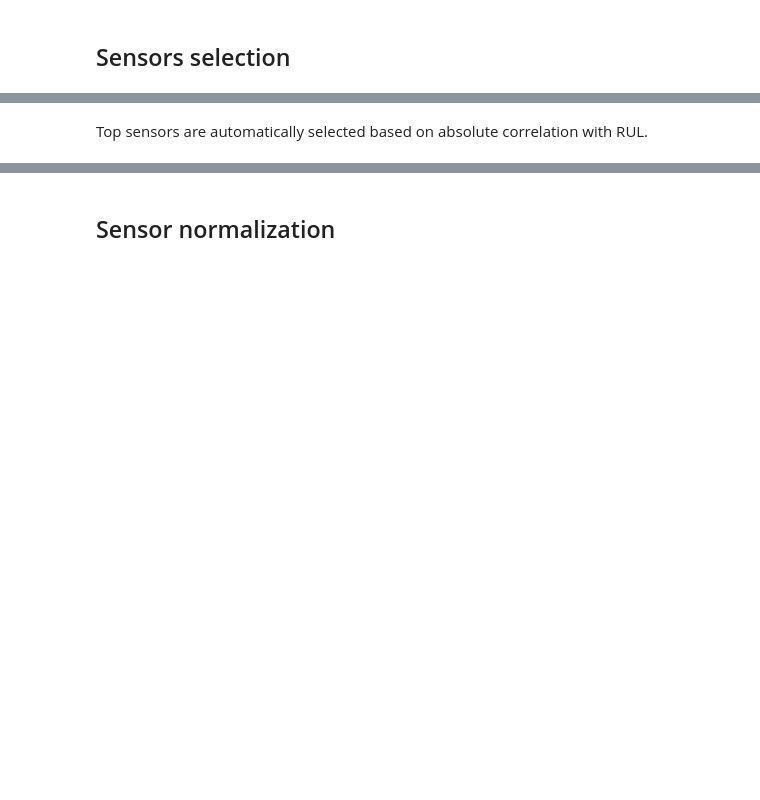
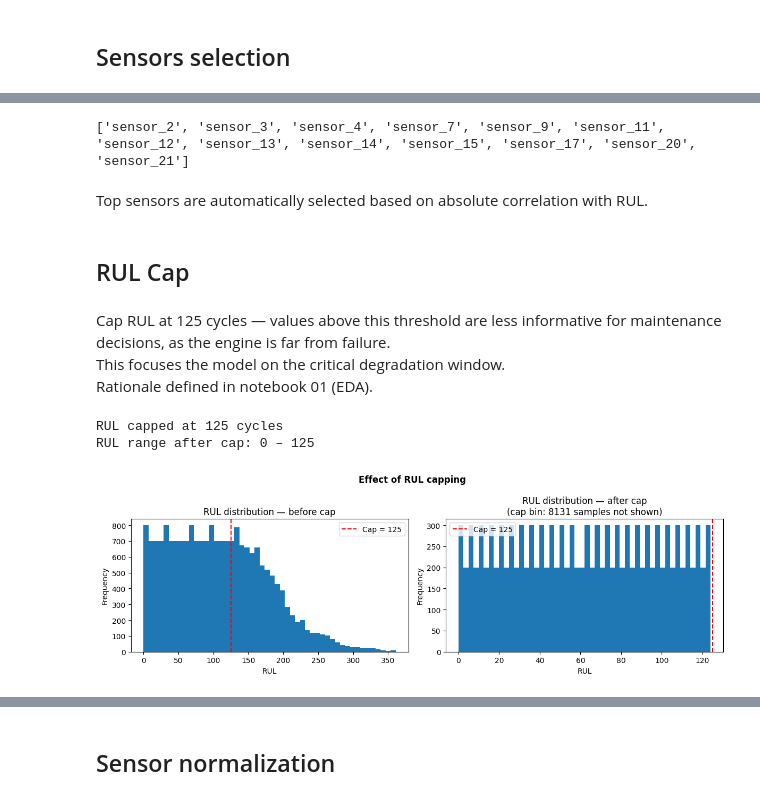
Before and after one commit to RCutrino/cmapss_project, a Jupyter notebook: notebook/02_preprocessing_feature_engineering.ipynb, the cells around one changed output, grey strips where cells are left out. Drawn from its saved outputs; the diff is of its cells as text; code cells hidden in the pictures; blank space fills up the shorter version.

```diff
--- a/notebook/02_preprocessing_feature_engineering.ipynb
+++ b/notebook/02_preprocessing_feature_engineering.ipynb
@@ -68,2 +54,52 @@ selected_sensors
+# %%
+selected_sensors = joblib.load('../outputs/selected_sensors.pkl')
+print(selected_sensors)
+# %% [output]
+['sensor_2', 'sensor_3', 'sensor_4', 'sensor_7', 'sensor_9', 'sensor_11', 'sensor_12', 'sensor_13', 'sensor_14', 'sensor_15', 'sensor_17', 'sensor_20', 'sensor_21']
+# %%
+sensor_cols_to_remove = [col for col in df.columns if "sensor" in col and col not in selected_sensors]
+df = df.drop(columns=sensor_cols_to_remove)
 # %% [markdown]
 Top sensors are automatically selected based on absolute correlation with RUL.
+# %% [markdown]
+## RUL Cap
+# %% [markdown]
+Cap RUL at 125 cycles — values above this threshold are less informative for maintenance decisions, as the engine is far from failure.
+This focuses the model on the critical degradation window.
+Rationale defined in notebook 01 (EDA).
+# %%
+df_raw = df.copy()
+# %%
+RUL_CAP = 125
+df["RUL"] = df["RUL"].clip(upper=RUL_CAP)
+
+print(f"RUL capped at {RUL_CAP} cycles")
+print(f"RUL range after cap: {df['RUL'].min()} – {df['RUL'].max()}")
+# %% [output]
+RUL capped at 125 cycles
+RUL range after cap: 0 – 125
+# %%
+fig, axes = plt.subplots(1, 2, figsize=(12, 4))
+
+# Pre-cap
+axes[0].hist(df_raw["RUL"], bins=50)
+axes[0].axvline(RUL_CAP, color='red', linestyle='--', label=f'Cap = {RUL_CAP}')
+axes[0].set_title("RUL distribution — before cap")
+axes[0].set_xlabel("RUL")
+axes[0].set_ylabel("Frequency")
+axes[0].legend()
+
+# Post-cap
+axes[1].hist(df[df["RUL"] < RUL_CAP]["RUL"], bins=50)
+axes[1].axvline(RUL_CAP, color='red', linestyle='--', label=f'Cap = {RUL_CAP}')
+cap_count = (df["RUL"] == RUL_CAP).sum()
+axes[1].set_title(f"RUL distribution — after cap\n(cap bin: {cap_count} samples not shown)")
+axes[1].set_xlabel("RUL")
+axes[1].set_ylabel("Frequency")
+axes[1].legend()
+
+plt.suptitle("Effect of RUL capping", fontweight="bold")
+plt.tight_layout()
+plt.show()
+# %% [output]
+[figure, added]
```
Also changed, not shown: parts of 57 cells of this notebook.
